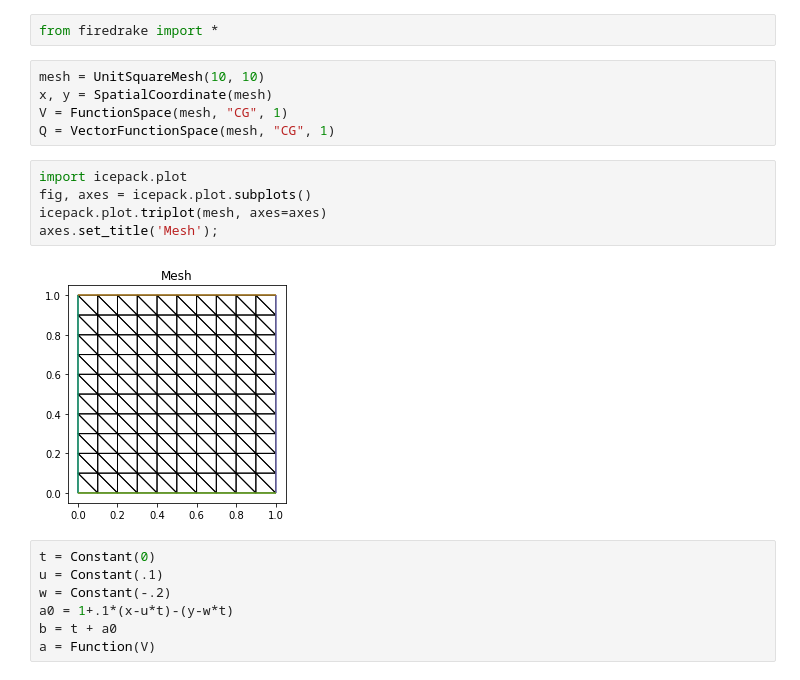
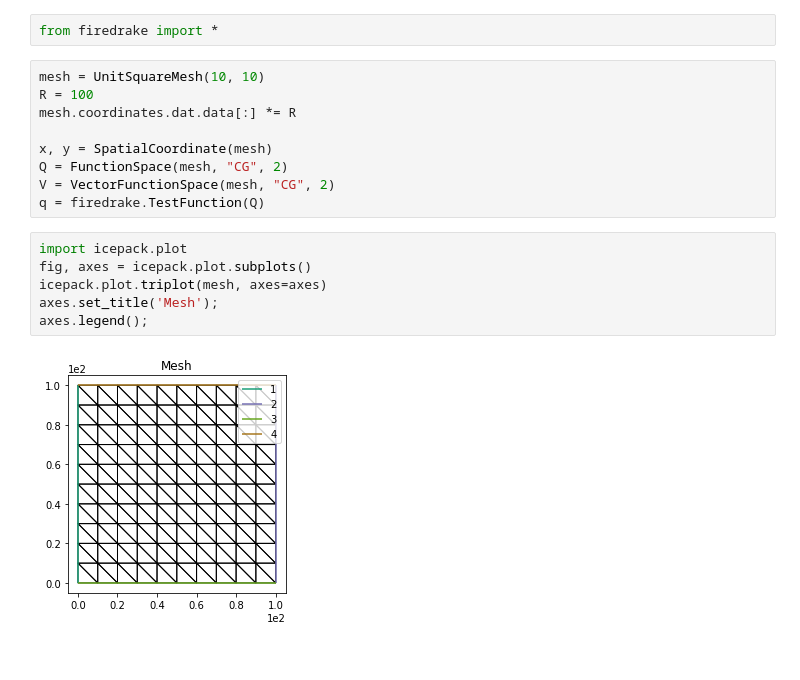
Before and after one commit to jabadge/icepack, a Jupyter notebook: notebooks/Age.ipynb, the cells around one changed output. Drawn from its saved outputs; the diff is of its cells as text.

```diff
--- a/notebooks/Age.ipynb
+++ b/notebooks/Age.ipynb
@@ -2,20 +2,18 @@
 from firedrake import *
 # %%
 mesh = UnitSquareMesh(10, 10)
+R = 100
+mesh.coordinates.dat.data[:] *= R
+
 x, y = SpatialCoordinate(mesh)
-V = FunctionSpace(mesh, "CG", 1)
-Q = VectorFunctionSpace(mesh, "CG", 1)
+Q = FunctionSpace(mesh, "CG", 2)
+V = VectorFunctionSpace(mesh, "CG", 2)
+q = firedrake.TestFunction(Q)
 # %%
 import icepack.plot
 fig, axes = icepack.plot.subplots()
 icepack.plot.triplot(mesh, axes=axes)
 axes.set_title('Mesh');
+axes.legend();
 # %% [output]
-[figure, old version]
+[figure, new version]
-# %%
-t = Constant(0)
-u = Constant(.1)
-w = Constant(-.2)
-a0 = 1+.1*(x-u*t)-(y-w*t)
-b = t + a0
-a = Function(V)
```
Also changed, not shown: parts of 9 cells of this notebook.
